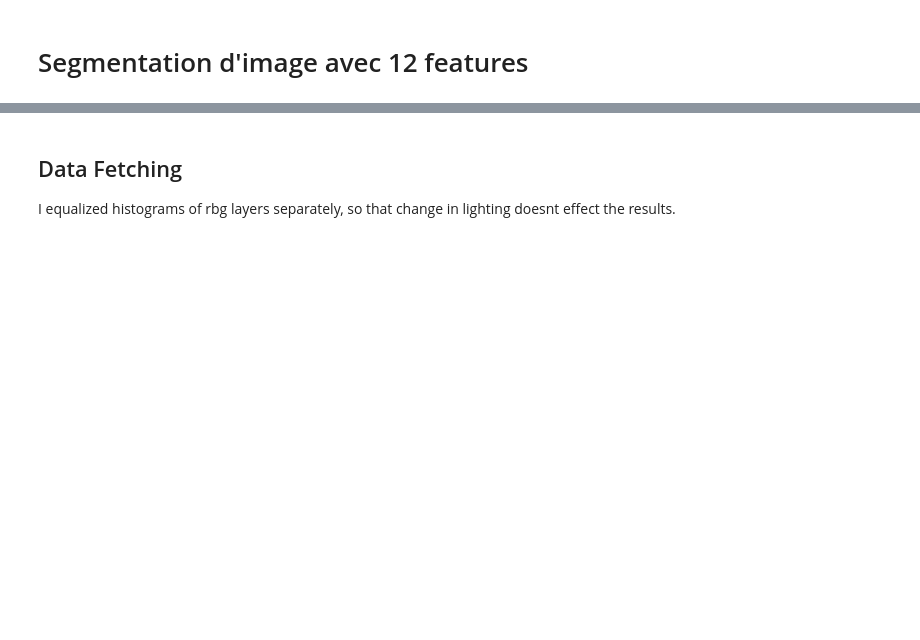
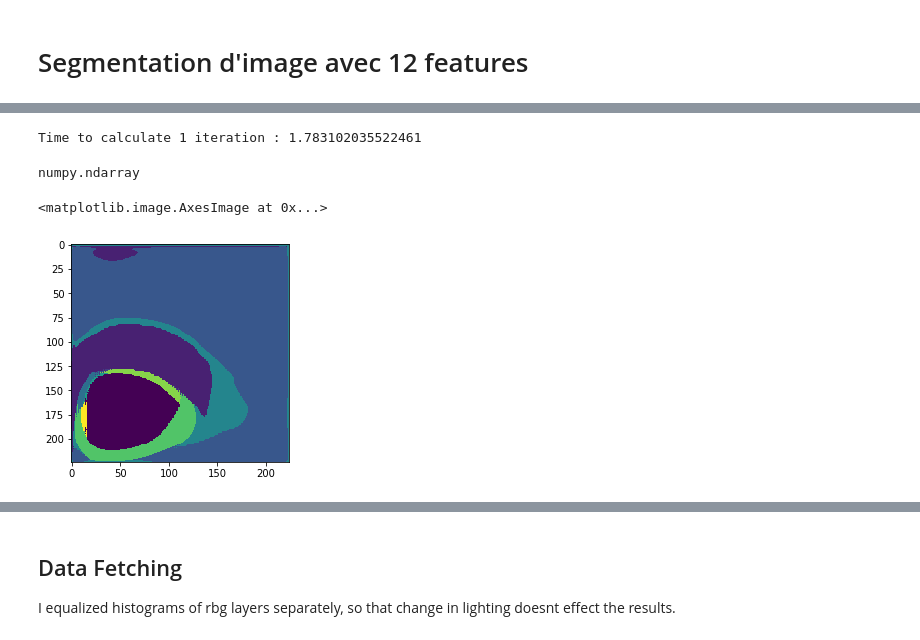
Before and after one commit to 15boehler/segm_rl, a Jupyter notebook: segnet-master/Segmentation_image.ipynb, the cells around one changed output, grey strips where cells are left out. Saved outputs shown, nothing was run; the diff lists cells and outputs as text; code cells hidden in the pictures; blank space fills up the shorter version.

```diff
--- a/segnet-master/Segmentation_image.ipynb
+++ b/segnet-master/Segmentation_image.ipynb
@@ -50,0 +174,18 @@ for path_image in train_images[:50]:
+# %%
+import time
+epoch=10
+sess=tf.Session()
+sess.run(tf.global_variables_initializer())
+#Load weight
+t0=time.time()
+sess.run(train_iterator, feed_dict = {features: X_train, targets: Y_train })
+print("Data load in iterator :",time.time()-t0)
+
+for e in range(epoch):
+    t0=time.time()
+    sess.run([train_op],feed_dict={learning_rate:0.01})
+    print("Epoch :",e," -- Time :",time.time()-t0)
+    if (e%5==0):
+        _,cost = sess.run([train_op,loss],feed_dict={learning_rate:0.01})
+        print("Epoch :",e," -- Time :",time.time()-t0)
+        print("Cost :",cost)
@@ -50,0 +208,11 @@ for path_image in train_images[:50]:
+# %%
+sess.run(train_iterator, feed_dict = {features: X_train, targets: Y_train })
+
+for e in range(100):
+    t0=time.time()
+    sess.run([train_op],feed_dict={learning_rate:0.01})
+    print("Epoch :",e," -- Time :",time.time()-t0)
+    if (e%5==0):
+        _,cost = sess.run([train_op,loss],feed_dict={learning_rate:0.01})
+        print("Epoch :",e," -- Time :",time.time()-t0)
+        print("Cost :",cost)
@@ -50,0 +241,17 @@ for path_image in train_images[:50]:
+# %%
+t0=time.time()
+z=sess.run(pred)
+print("Time to calculate 1 iteration :",time.time()-t0)
+# %% [output]
+Time to calculate 1 iteration : 1.783102035522461
+# %%
+type(z)
+# %% [output]
+numpy.ndarray
+# %%
+z1=np.reshape(z[0],(224,224))
+# %%
+plt.imshow(z1)
+# %% [output]
+<matplotlib.image.AxesImage at 0x...>
+[figure, added]
```
Also changed, not shown: parts of 12 cells of this notebook.
